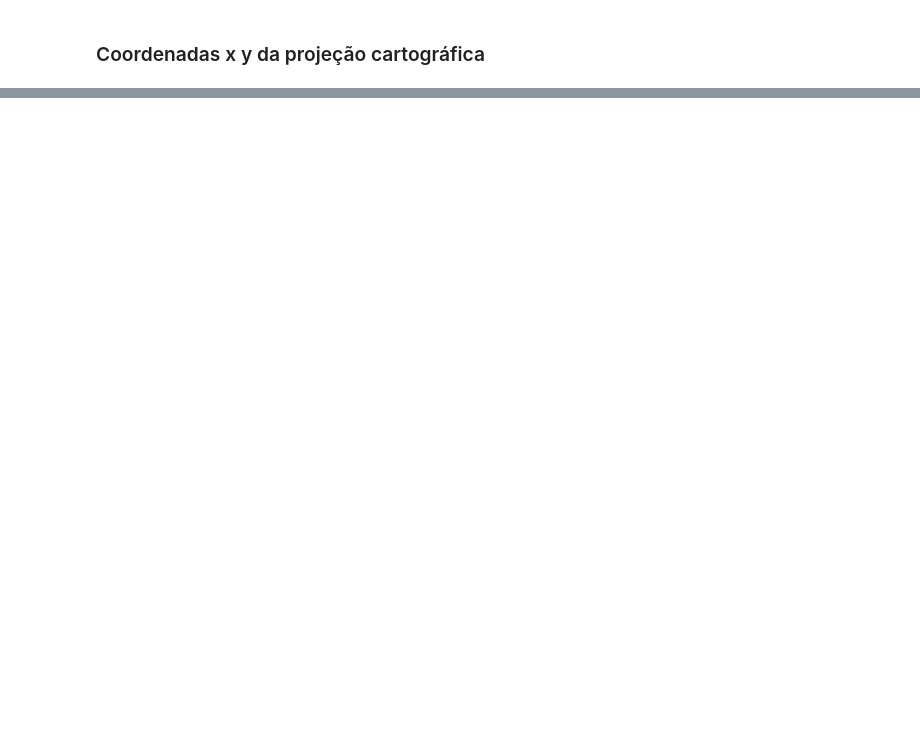
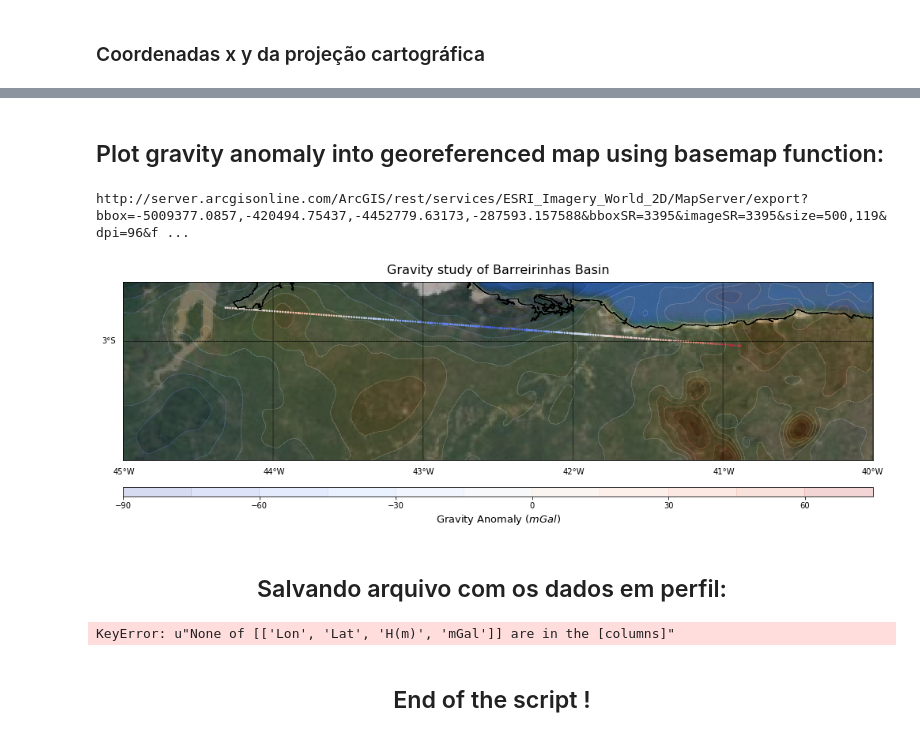
Before and after one commit to MathewsAndrade/Mathews_codes, a Jupyter notebook: data_barreirinhas2.ipynb, the cells around one changed output, grey strips where cells are left out. Cells and saved outputs as stored; diff of their text form; code cells hidden in the pictures; blank space fills up the shorter version.

```diff
--- a/data_barreirinhas2.ipynb
+++ b/data_barreirinhas2.ipynb
@@ -204,2 +220,64 @@ elev = elev/1000. # conversao da elevacao de metros para kilometros:
+# %% [markdown]
+## Plot gravity anomaly into georeferenced map using basemap function:
+# %%
+# ------------ set figure size: ------------------------------------------#
+%matplotlib inline
+plt.close('all')
+fig = plt.figure(figsize=(17,9))
+
+# ------------------------- Define the center of the map -----------------------------------#
+lon0 = 0.5*(area[0] + area[1])
+lat0 = 0.5*(area[2] + area[3])
+
+# ------- use basemap function to create the plot : ---------#
+m = Basemap(llcrnrlon=area[0],llcrnrlat=area[2],
+            urcrnrlon=area[1],urcrnrlat=area[3],
+            resolution='i',projection='tmerc',
+            lon_0=lon0, lat_0=lat0,epsg=3395)
+
+
+#----------Drawing Lat Long: -------------#
+m.drawmeridians(range(0,360,1), labels=[0, 1, 0, 1], latmax=area[1])
+m.drawparallels(range(-90,90,1), labels=[1, 0, 1, 0],latmax=area[3])
+
+#------------------Loading Shapefiles---------------#
+m.readshapefile('../dados_reais/brazil_shapefile/BRA_adm0', 'Brasil', drawbounds=True, linewidth=1)
+#m.readshapefile('Real/shapes/MatoGrossodoSul', 'MatoGrossodoSul', drawbounds=True, linewidth=1)
+#m.readshapefile('Real/shapes/Parana', 'Parana', drawbounds=True, linewidth=1)
+#m.readshapefile('Real/shapes/SaoPaulo', 'SaoPaulo', drawbounds=True, linewidth=1)
+
+#--------------Background satellite image options-----------#
+
+#m.shadedrelief(scale=1)
+#m.etopo(scale=2)
+#m.bluemarble(scale=0.5)
+m.arcgisimage(service='ESRI_Imagery_World_2D', xpixels = 500, verbose= True)
+#m.arcgisimage(service='World_Shaded_Relief', xpixels = 500, ypixels= 500, verbose= True)
+
+# TODO: make a accurate scale for the map
+#---------------- Scaling the map---------------#
+#m.drawmapscale(lon0, area[0], area[1], area[3], 250, barstyle='fancy')
+
+
+# ---- Plot the profile data over the map as a scatter plot:
+k = m.scatter(lon, y, s=10.0, c=gzi, marker='.', cmap=plt.cm.coolwarm, latlon=True)
+
+#----- colorbar specifications -----:
+cbar.set_label('Terrestrial Bouguer $ (mGal) $',fontsize=12, rotation=90, )
+
+#------------------Anomaly map------------------#
+k = m.contourf(lon_sat, lat_sat, gz_sat, 10, tri=True, cmap=plt.cm.coolwarm,
+               latlon=True, alpha=0.2, vmin=min(gz_sat), vmax=max(gz_sat) )
+
+#----- colorbar specifications -----:
+cbar = m.colorbar(k, location='bottom', size="5%", pad="15%")
+cbar.set_label('Gravity Anomaly $ (mGal) $',fontsize=13, rotation=0)
+#-------------Add Title-----------------------#
+plt.title('Gravity study of Barreirinhas Basin', fontsize=16, pad='10')
+#plt.savefig('barreirinhas_map.png', dpi=300, transparent=True, bbox_inches='tight')
+plt.show()
+# %% [output]
+http://server.arcgisonline.com/ArcGIS/rest/services/ESRI_Imagery_World_2D/MapServer/export?bbox=-5009377.0857,-420494.75437,-4452779.63173,-287593.157588&bboxSR=3395&imageSR=3395&size=500,119&dpi=96&f ...
+[figure, added]
 # %%
 # Salvando arquivo para georeferenciamento no mapa geológico de barreirinhas:
@@ -219,0 +293,18 @@ np.savetxt('../dados_reais/barreirinhas_perfil.txt', np.transpose( (xd, yd, elev
+# %% [markdown]
+## <center> Salvando arquivo com os dados em perfil: <center>
+# %%
+# Salvando arquivo para georeferenciamento no mapa geológico de barreirinhas:
+names = ['Lon', 'Lat', 'H(m)', 'mGal']
+g = {"Lon": lon, "Lat": y, "H(m)":elevi, "mGal": gzi}
+geo_ref = pd.DataFrame(g)
+#print geo_ref
+
+# salvando arquivo para georeferenciamento for ROD:
+geo_ref.to_csv('../dados_reais/Barreirinhas/barreirinhas_perfil.txt', sep = ' ', encoding='utf-8', index=False)
+
+# salvando arquivo para georeferenciamento for Mathews:
+#geo_ref.to_csv('../dados_reais/Barreirinhas/barreirinhas_perfil.txt', sep = ' ', encoding='utf-8')
+# %% [output]
+KeyError: u"None of [['Lon', 'Lat', 'H(m)', 'mGal']] are in the [columns]"
+# %% [markdown]
+## <center> End of the script ! <center>
```
Also changed, not shown: parts of 31 cells of this notebook.
